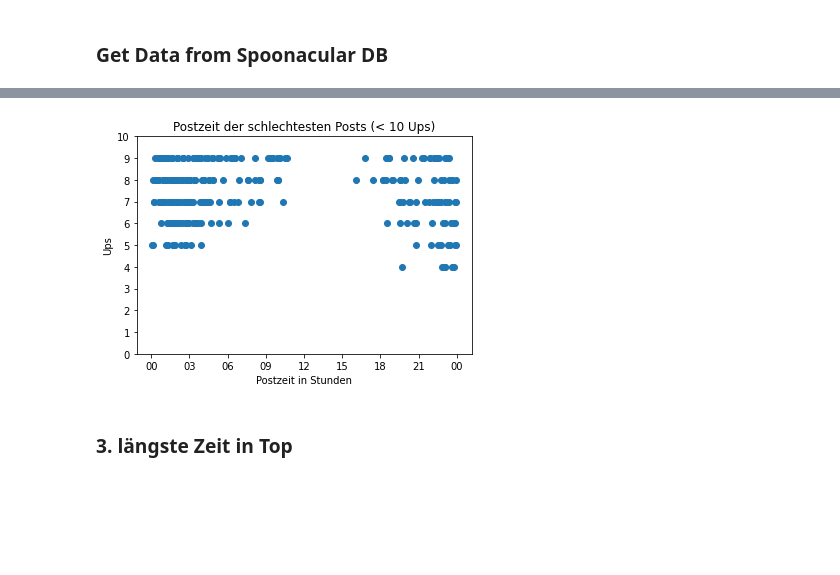
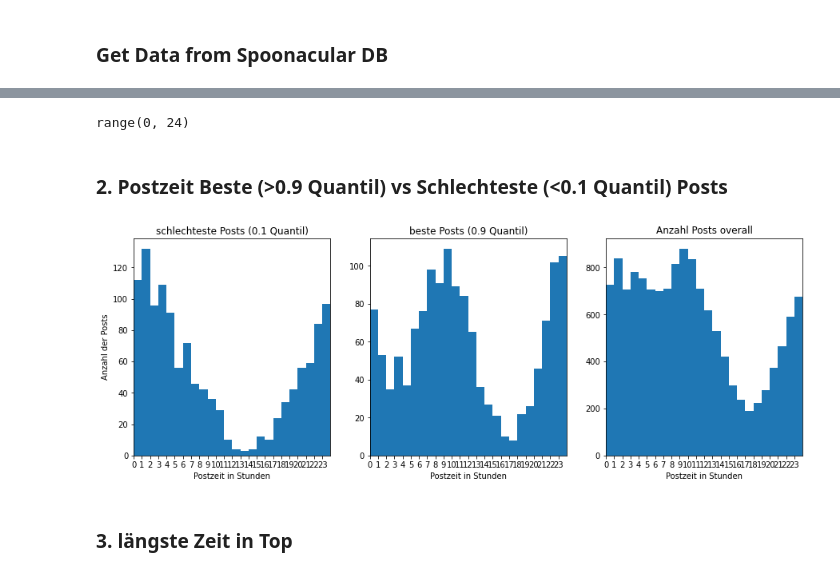
Before and after one commit to ZerhackerJagi/food_dashboard, a Jupyter notebook: Dashboard.ipynb, the cells around one changed output, grey strips where cells are left out. Saved outputs shown, nothing was run; the diff lists cells and outputs as text; code cells hidden in the pictures; blank space fills up the shorter version.

```diff
--- a/Dashboard.ipynb
+++ b/Dashboard.ipynb
@@ -146,13 +178,36 @@ plt.show()
-# %%
-plt.scatter(dfr_wodsl["time"], dfr_wodsl["ups"])
-plt.gca().xaxis.set_major_formatter(myFmt)
-plt.title("Postzeit der schlechtesten Posts (< 10 Ups)")
-plt.xlabel("Postzeit in Stunden")
-plt.ylabel("Ups")
-plt.yticks([0, 1,2,3,4,5,6,7,8,9,10])
-plt.show()
-# %% [output]
-[figure, removed]
+# %%
+pd.to_numeric(dfr_wodsl["hour_created"])
+print(range(24))
+# %% [output]
+range(0, 24)
+# %% [markdown]
+### 2. Postzeit Beste (>0.9 Quantil) vs Schlechteste (<0.1 Quantil) Posts
+# %%
+#plt.scatter(dfr_wodsl["time"], dfr_wodsl["ups"])
+fig, (ax1, ax2, ax3) = plt.subplots(1,3, sharey=False, figsize=(15,5))
+
+ax1.set_title("schlechteste Posts (0.1 Quantil)")
+ax1.hist(pd.to_numeric(dfr_wodsl["hour_created"]), bins=range(25))
+ax1.set_xlabel("Postzeit in Stunden")
+ax1.set_xticks(range(24))
+ax1.set_xlim([0,24])
+ax1.set_ylabel("Anzahl der Posts")
+
+ax2.set_title("beste Posts (0.9 Quantil)")
+ax2.hist(pd.to_numeric(dfr_wodss["hour_created"]), bins=range(25))
+ax2.set_xlabel("Postzeit in Stunden")
+ax2.set_xticks(range(24))
+ax2.set_xlim([0,24])
+
+ax3.set_title("Anzahl Posts overall")
+ax3.hist(pd.to_numeric(dfr_wods["hour_created"]), bins=range(25))
+ax3.set_xlabel("Postzeit in Stunden")
+ax3.set_xticks(range(24))
+ax3.set_xlim([0,24])
+
+fig.show()
+# %% [output]
+[figure, added]
 # %% [markdown]
 ### 3. längste Zeit in Top
 # %%
```
Also changed, not shown: parts of 47 cells of this notebook, 4 other files.
